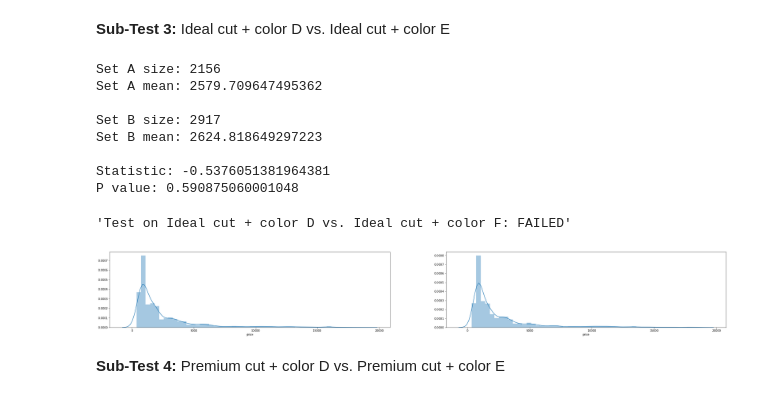
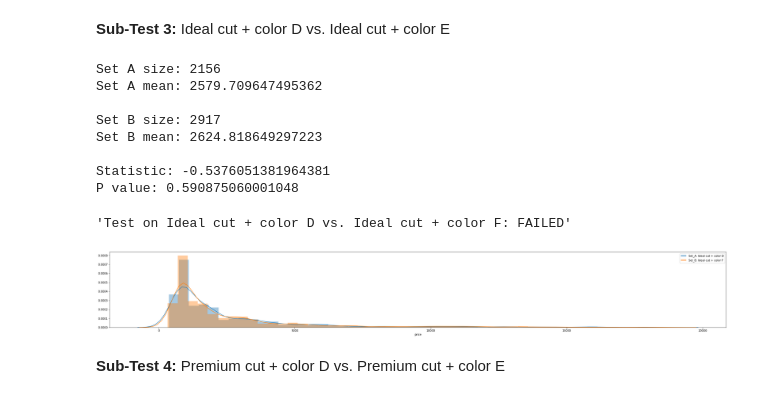
Before and after one commit to Pvillamanario/diamond_EDA, a Jupyter notebook: notebooks/Diamonds_hypothesis_testing.ipynb, the cells around one changed output. Saved outputs shown, nothing was run; the diff lists cells and outputs as text; code cells hidden in the pictures.

```diff
--- a/notebooks/Diamonds_hypothesis_testing.ipynb
+++ b/notebooks/Diamonds_hypothesis_testing.ipynb
@@ -120,9 +120,10 @@ print(f'Set B size: {set_size}\nSet B mean: {set_mean}')
 
 print()
 
-fig, axes = plt.subplots(ncols=2, nrows =1, figsize = (40,5))
-sns.distplot(set_A, ax=axes[0])
-sns.distplot(set_B, ax=axes[1]);
+fig, axes = plt.subplots(ncols=1, nrows =1, figsize = (40,5))
+for a in [set_A, set_B]:
+    ax = sns.distplot(a)
+    ax.legend(labels=['Set_A: Fair cut + color G','Set_B: Fair cut + color I']);
 
 subsets_test(set_A, set_B)
 # %% [output]
@@ -167,9 +168,10 @@ print(f'Set B size: {set_size}\nSet B mean: {set_mean}')
 
 print()
 
-fig, axes = plt.subplots(ncols=2, nrows =1, figsize = (40,5))
-sns.distplot(set_A, ax=axes[0])
-sns.distplot(set_B, ax=axes[1]);
+fig, axes = plt.subplots(ncols=1, nrows =1, figsize = (40,5))
+for a in [set_A, set_B]:
+    ax = sns.distplot(a)
+    ax.legend(labels=['Set_A: Good cut + color E','Set_B: Good cut + color F']);
 
 
 subsets_test(set_A, set_B)
@@ -199,37 +201,39 @@ set_mean = set_A.mean()
 
 print(f'Set A size: {set_size}\nSet A mean: {set_mean}')
 
 print()
 
 color_filter = data['color']=='E'
 cut_filter = data['cut']=='Ideal'
 
 set_B = data[color_filter & cut_filter]['price']
 
 set_size = set_B.size
 set_mean = set_B.mean()
 
 print(f'Set B size: {set_size}\nSet B mean: {set_mean}')
 
 print()
 
-fig, axes = plt.subplots(ncols=2, nrows =1, figsize = (40,5))
-sns.distplot(set_A, ax=axes[0])
-sns.distplot(set_B, ax=axes[1]);
+fig, axes = plt.subplots(ncols=1, nrows =1, figsize = (40,5))
+for a in [set_A, set_B]:
+    ax = sns.distplot(a)
+    ax.legend(labels=['Set_A: Ideal cut + color D','Set_B: Ideal cut + color F']);
+
 
 
 subsets_test(set_A, set_B)
 # %% [output]
 Set A size: 2156
 Set A mean: 2579.709647495362
 
 Set B size: 2917
 Set B mean: 2624.818649297223
 
 Statistic: -0.5376051381964381
 P value: 0.590875060001048
 'Test on Ideal cut + color D vs. Ideal cut + color F: FAILED'
-[figure, old version]
+[figure, new version]
 # %% [markdown]
 **Sub-Test 4:** Premium cut + color D vs. Premium cut + color E
 # %% [markdown]
```
Also changed, not shown: parts of 2 cells of this notebook.
